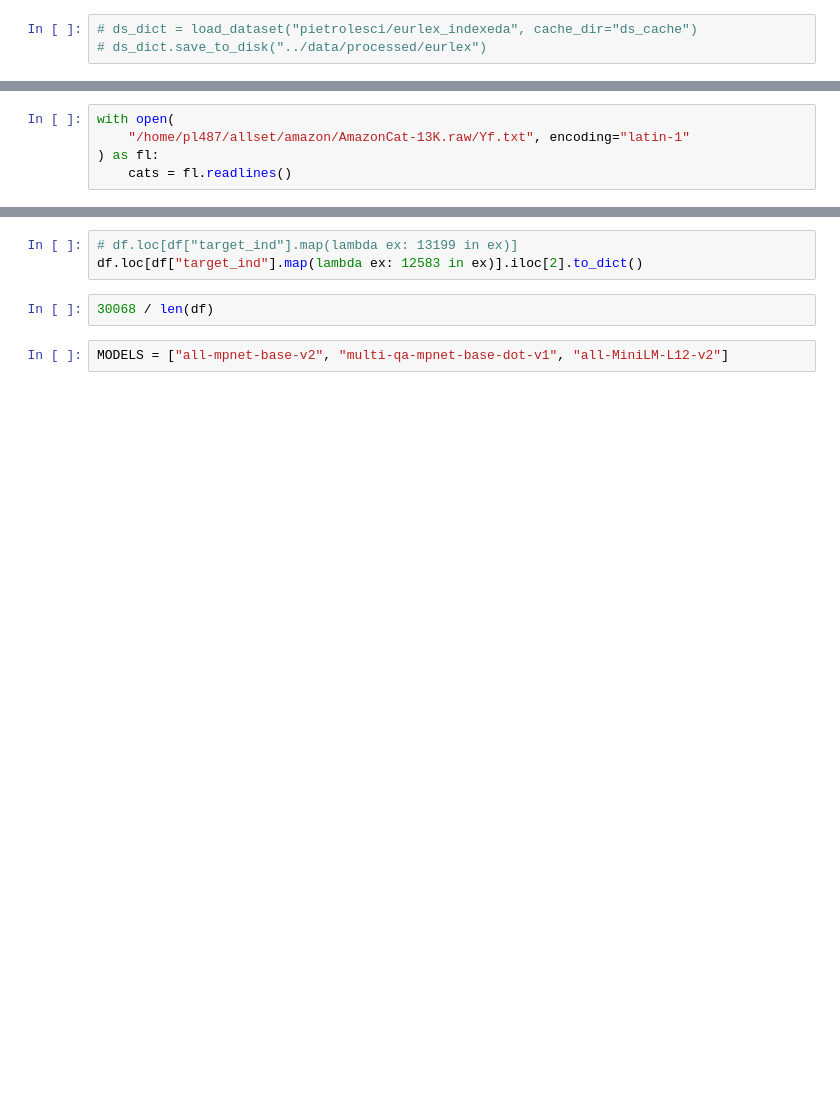
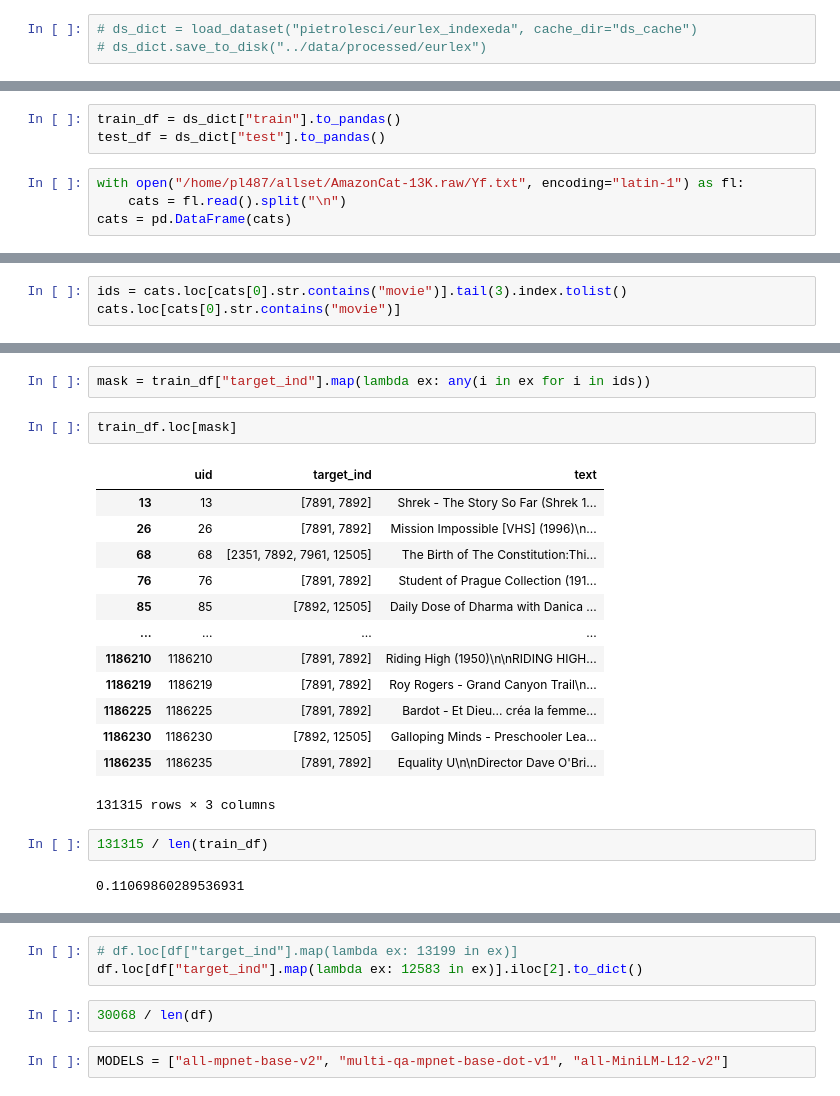
Before and after one commit to pietrolesci/anchoral, a Jupyter notebook: notebooks/amazon.ipynb, the cells around one changed output, grey strips where cells are left out. Cells and saved outputs as stored; diff of their text form; blank space fills up the shorter version.

```diff
--- a/notebooks/amazon.ipynb
+++ b/notebooks/amazon.ipynb
@@ -105,5 +133,7 @@ srsly.write_yaml(
+# %%
+train_df = ds_dict["train"].to_pandas()
+test_df = ds_dict["test"].to_pandas()
 # %%
-with open(
-    "/home/pl487/allset/amazon/AmazonCat-13K.raw/Yf.txt", encoding="latin-1"
-) as fl:
-    cats = fl.readlines()
+with open("/home/pl487/allset/AmazonCat-13K.raw/Yf.txt", encoding="latin-1") as fl:
+    cats = fl.read().split("\n")
+cats = pd.DataFrame(cats)
@@ -113,0 +155,3 @@ a.loc[(a["f"] > 0.01) & (a["f"] < 0.03)].sort_values("f", ascending=False).join(
+# %%
+ids = cats.loc[cats[0].str.contains("movie")].tail(3).index.tolist()
+cats.loc[cats[0].str.contains("movie")]
@@ -113,0 +166,22 @@ a.loc[(a["f"] > 0.01) & (a["f"] < 0.03)].sort_values("f", ascending=False).join(
+# %%
+mask = train_df["target_ind"].map(lambda ex: any(i in ex for i in ids))
+# %%
+train_df.loc[mask]
+# %% [output]
+|  | uid | target_ind | text |
+| 13 | 13 | [7891, 7892] | Shrek - The Story So Far (Shrek 1... |
+| 26 | 26 | [7891, 7892] | Mission Impossible [VHS] (1996)\n... |
+| 68 | 68 | [2351, 7892, 7961, 12505] | The Birth of The Constitution:Thi... |
+| 76 | 76 | [7891, 7892] | Student of Prague Collection (191... |
+| 85 | 85 | [7892, 12505] | Daily Dose of Dharma with Danica ... |
+| ... | ... | ... | ... |
+| 1186210 | 1186210 | [7891, 7892] | Riding High (1950)\n\nRIDING HIGH... |
+| 1186219 | 1186219 | [7891, 7892] | Roy Rogers - Grand Canyon Trail\n... |
+| 1186225 | 1186225 | [7891, 7892] | Bardot - Et Dieu... créa la femme... |
+| 1186230 | 1186230 | [7892, 12505] | Galloping Minds - Preschooler Lea... |
+| 1186235 | 1186235 | [7891, 7892] | Equality U\n\nDirector Dave O'Bri... |
+131315 rows × 3 columns
+# %%
+131315 / len(train_df)
+# %% [output]
+0.11069860289536931
```
Also changed, not shown: parts of 27 cells of this notebook, 20 other files.
